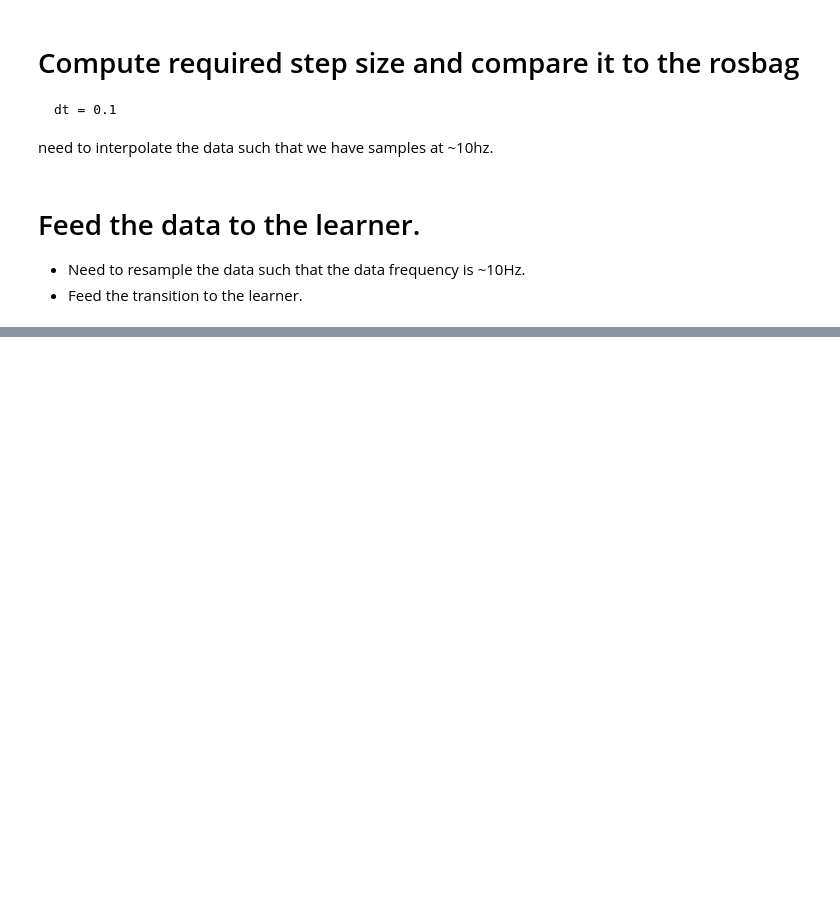
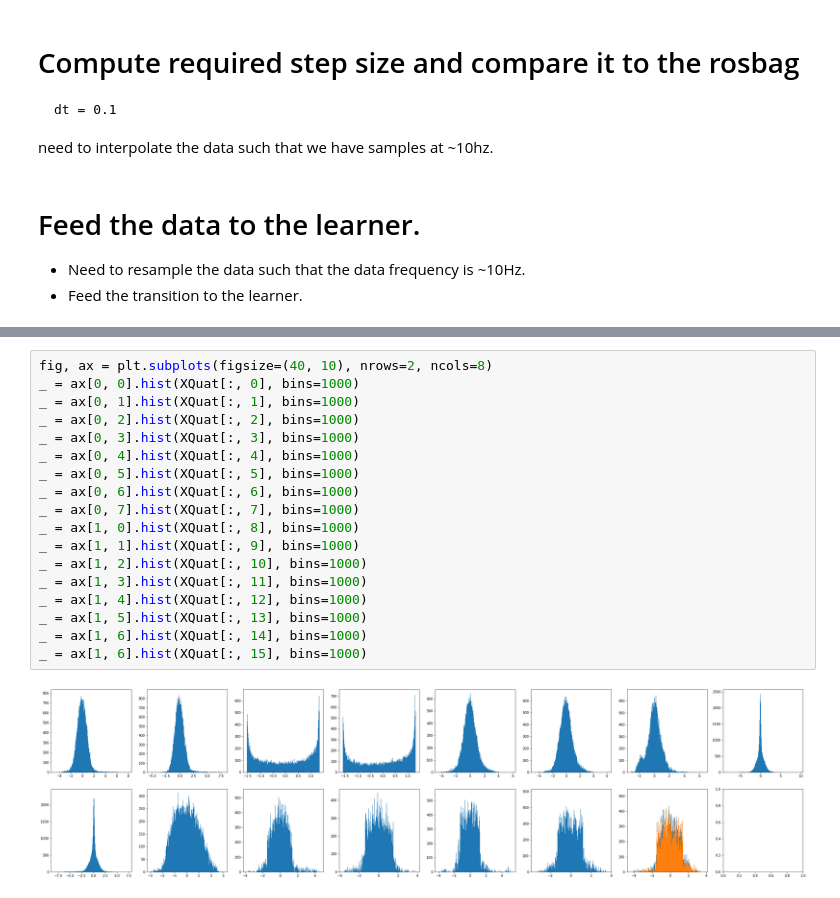
Before and after one commit to NicolayP/mppi-tf, a Jupyter notebook: scripts/learn.ipynb, the cells around one changed output, grey strips where cells are left out. Drawn from its saved outputs; the diff is of its cells as text; blank space fills up the shorter version.

```diff
--- a/scripts/learn.ipynb
+++ b/scripts/learn.ipynb
@@ -121,0 +224,20 @@ feed_learner(learner, dataDir)
+# %%
+fig, ax = plt.subplots(figsize=(40, 10), nrows=2, ncols=8)
+_ = ax[0, 0].hist(XQuat[:, 0], bins=1000)
+_ = ax[0, 1].hist(XQuat[:, 1], bins=1000)
+_ = ax[0, 2].hist(XQuat[:, 2], bins=1000)
+_ = ax[0, 3].hist(XQuat[:, 3], bins=1000)
+_ = ax[0, 4].hist(XQuat[:, 4], bins=1000)
+_ = ax[0, 5].hist(XQuat[:, 5], bins=1000)
+_ = ax[0, 6].hist(XQuat[:, 6], bins=1000)
+_ = ax[0, 7].hist(XQuat[:, 7], bins=1000)
+_ = ax[1, 0].hist(XQuat[:, 8], bins=1000)
+_ = ax[1, 1].hist(XQuat[:, 9], bins=1000)
+_ = ax[1, 2].hist(XQuat[:, 10], bins=1000)
+_ = ax[1, 3].hist(XQuat[:, 11], bins=1000)
+_ = ax[1, 4].hist(XQuat[:, 12], bins=1000)
+_ = ax[1, 5].hist(XQuat[:, 13], bins=1000)
+_ = ax[1, 6].hist(XQuat[:, 14], bins=1000)
+_ = ax[1, 6].hist(XQuat[:, 15], bins=1000)
+# %% [output]
+[figure, added]
```
Also changed, not shown: parts of 15 cells of this notebook, 8 other files.
